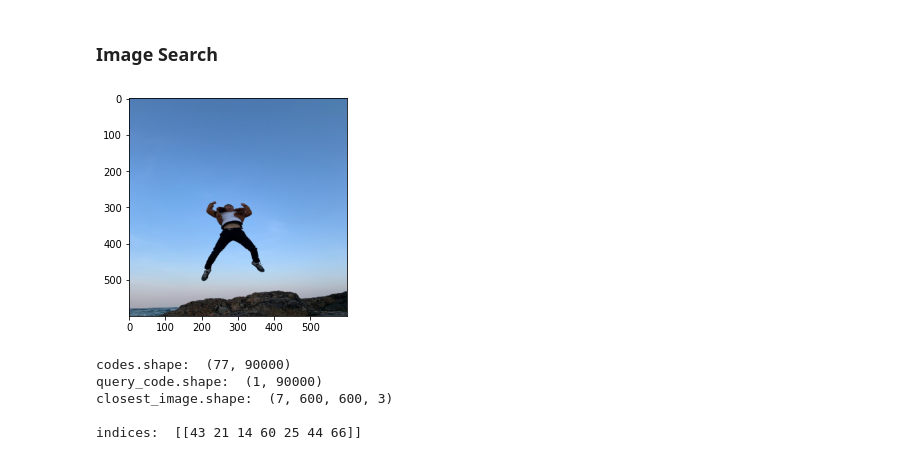
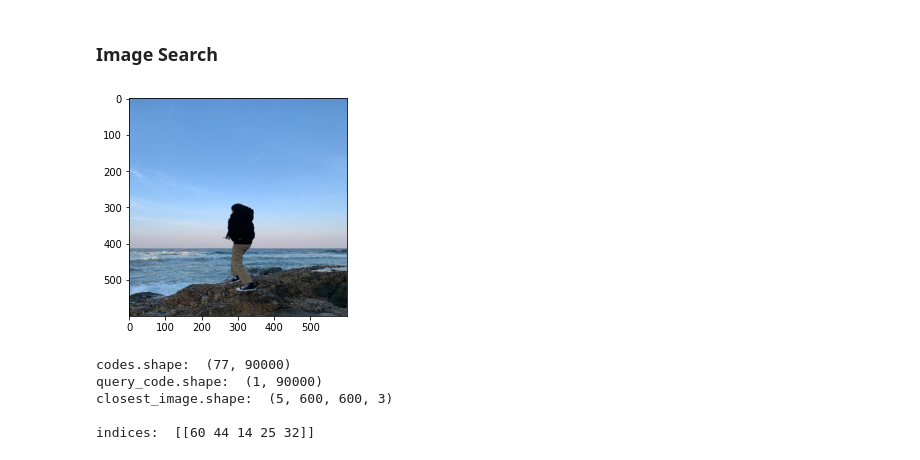
Before and after one commit to choi-yh/DataMining, a Jupyter notebook: Image_Search_AE5_MyPhoto.ipynb, the cells around one changed output. Drawn from its saved outputs; the diff is of its cells as text; code cells hidden in the pictures.

```diff
--- a/Image_Search_AE5_MyPhoto.ipynb
+++ b/Image_Search_AE5_MyPhoto.ipynb
@@ -96,17 +96,17 @@ Epoch 10/10
 ### Image Search
 # %%
 encoder = models.Model(inputs=autoencoder.input, outputs=autoencoder.get_layer('encoder').output)
-idx = 76
+idx = 4
 query = X_train[idx]
 plt.imshow(query.reshape(600, 600, 3))
 
 codes = encoder.predict(X_test)
 query_code = encoder.predict(query.reshape(1, 600, 600, 3))
 # %% [output]
-[figure, old version]
+[figure, new version]
 # %%
 from sklearn.neighbors import NearestNeighbors
-n_neigh = 7
+n_neigh = 5
 
 codes = codes.reshape(-1, 75*75*16)
 print('codes.shape: ', codes.shape)
@@ -127,9 +127,9 @@ print('indices: ', indices)
 # %% [output]
 codes.shape:  (77, 90000)
 query_code.shape:  (1, 90000)
-closest_image.shape:  (7, 600, 600, 3)
+closest_image.shape:  (5, 600, 600, 3)
 
-indices:  [[43 21 14 60 25 44 66]]
+indices:  [[60 44 14 25 32]]
 # %%
 plt.imshow(query.reshape(600, 600, 3))
 
```
Also changed, not shown: parts of 3 cells of this notebook.
